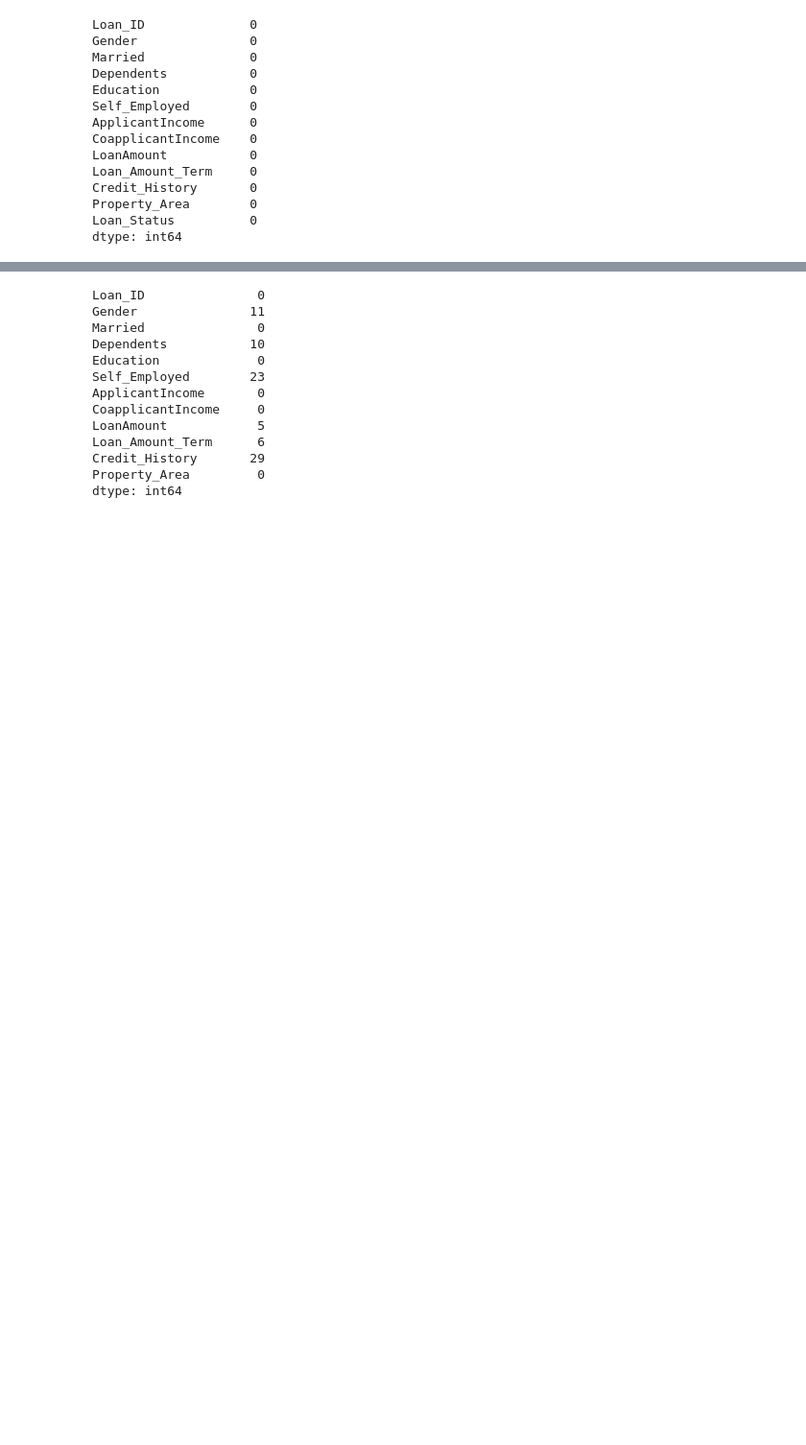
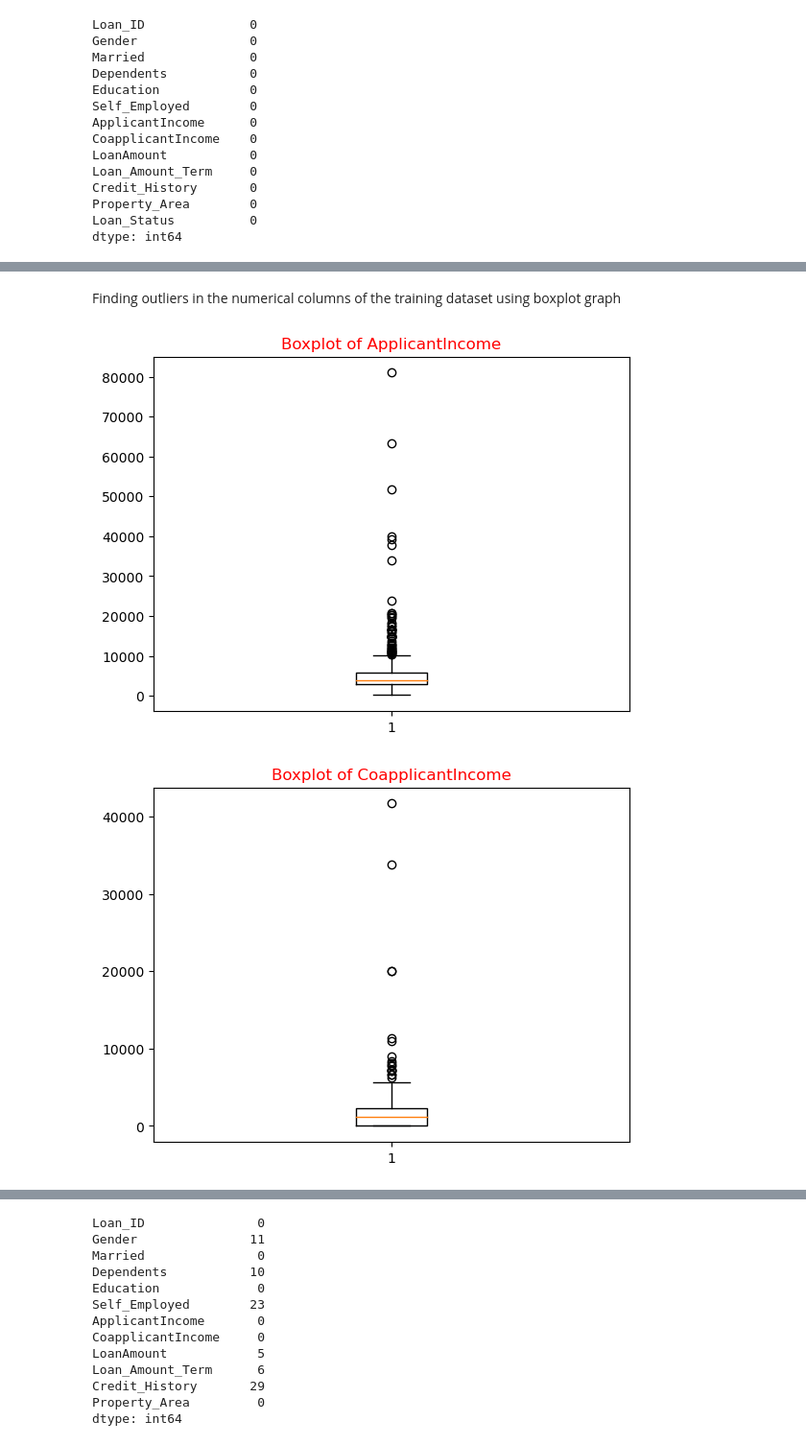
Before and after one commit to sreejayans/ictk, a Jupyter notebook: loan prediction practice .ipynb, the cells around one changed output, grey strips where cells are left out. Shown at 96% size. Cells and saved outputs as stored; diff of their text form; code cells hidden in the pictures; blank space fills up the shorter version.

```diff
--- a/loan prediction practice .ipynb
+++ b/loan prediction practice .ipynb
@@ -296,0 +403,12 @@ dtype: int64
+# %% [markdown]
+Finding outliers in the numerical columns of the training dataset using boxplot graph
+# %%
+num_col = train.select_dtypes(include = ['float', 'int'])
+for col in num_col:
+    plt.figure()
+    plt.boxplot(train[col])
+    plt.title('Boxplot of {}'.format(col), color = 'r')
+    plt.show()
+# %% [output]
+[figure, added]
+[figure, added]
```
Also changed, not shown: parts of 147 cells of this notebook.
